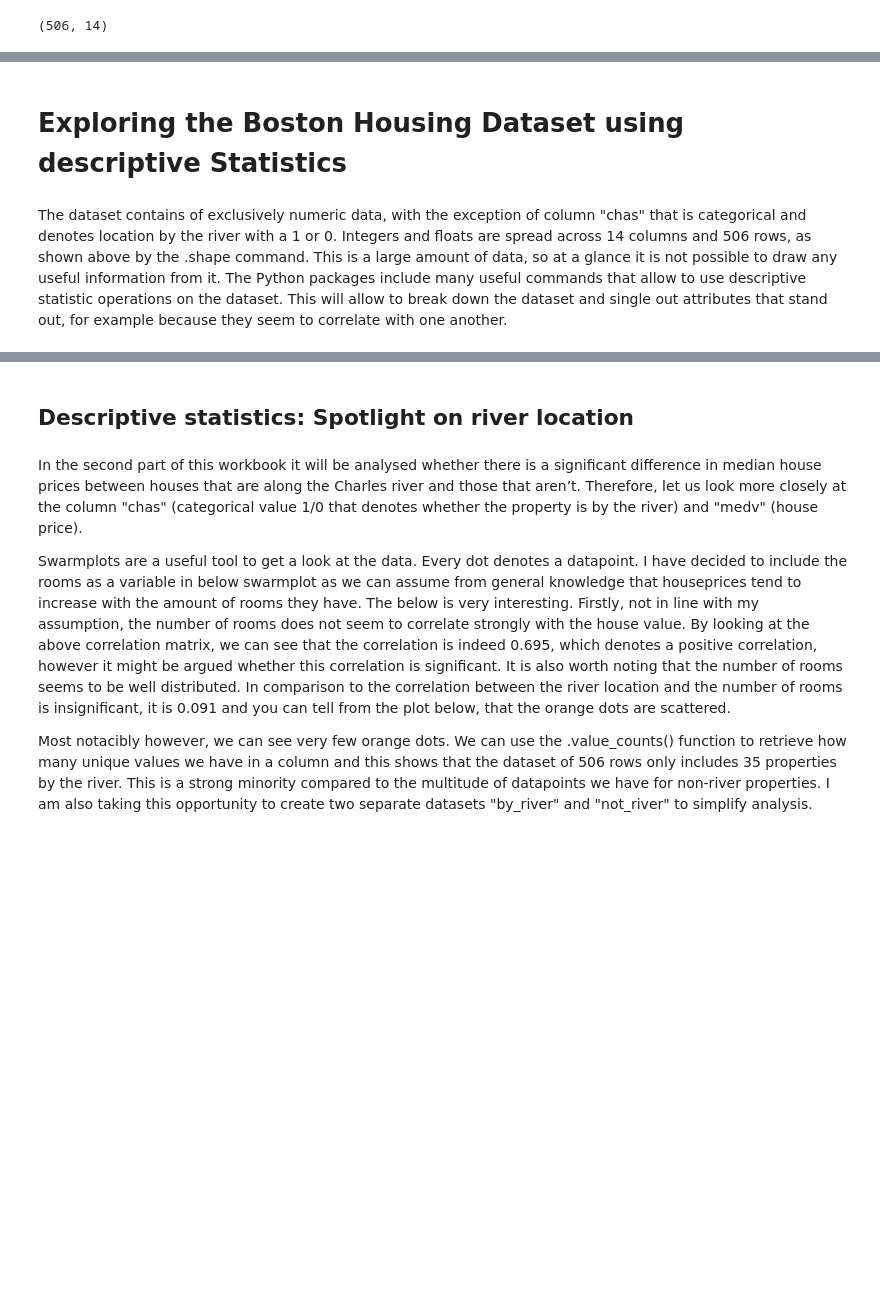
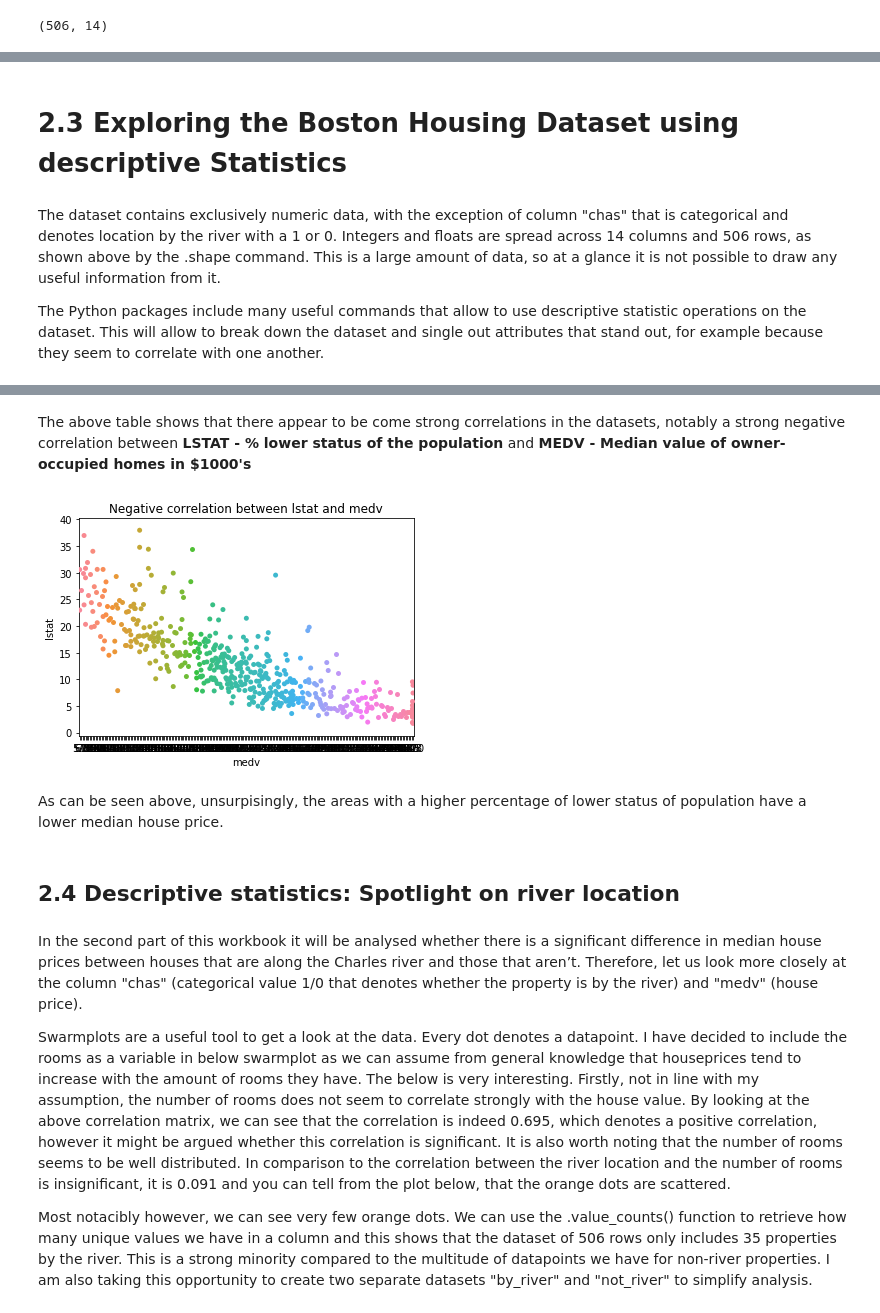
Before and after one commit to Sarahkel/machine-learning-assessment, a Jupyter notebook: Boston House Prices - Machine learning and statistics assessments.ipynb, the cells around one changed output, grey strips where cells are left out. Drawn from its saved outputs; the diff is of its cells as text; code cells hidden in the pictures; blank space fills up the shorter version.

```diff
--- a/Boston House Prices - Machine learning and statistics assessments.ipynb
+++ b/Boston House Prices - Machine learning and statistics assessments.ipynb
@@ -111,7 +101,9 @@ I used the .shape command to show me how many rows and columns the dataset has -
 # %% [markdown]
-# Exploring the Boston Housing Dataset using descriptive Statistics
+# 2.3 Exploring the Boston Housing Dataset using descriptive Statistics
 # %% [markdown]
-The dataset contains of exclusively numeric data, with the exception of column "chas" that is categorical and denotes location by the river with a 1 or 0. Integers and floats are spread across 14 columns and 506 rows, as shown above by the .shape command. This is a large amount of data, so at a glance it is not possible to draw any useful information from it. The Python packages include many useful commands that allow to use descriptive statistic operations on the dataset. This will allow to break down the dataset and single out attributes that stand out, for example because they seem to correlate with one another.
+The dataset contains exclusively numeric data, with the exception of column "chas" that is categorical and denotes location by the river with a 1 or 0. Integers and floats are spread across 14 columns and 506 rows, as shown above by the .shape command. This is a large amount of data, so at a glance it is not possible to draw any useful information from it.
+
+The Python packages include many useful commands that allow to use descriptive statistic operations on the dataset. This will allow to break down the dataset and single out attributes that stand out, for example because they seem to correlate with one another.
 # %%
 boston_data.describe() #stats overview
 # %% [output]
@@ -142,8 +134,18 @@ boston_data.corr() # returns correlation between columns
 | b | -0.385064 | 0.175520 | -0.356977 | 0.048788 | -0.380051 | 0.128069 | -0.273534 | 0.291512 | -0.444413 | -0.441808 | -0.177383 | ... |
 | lstat | 0.455621 | -0.412995 | 0.603800 | -0.053929 | 0.590879 | -0.613808 | 0.602339 | -0.496996 | 0.488676 | 0.543993 | 0.374044 | ... |
 | medv | -0.388305 | 0.360445 | -0.483725 | 0.175260 | -0.427321 | 0.695360 | -0.376955 | 0.249929 | -0.381626 | -0.468536 | -0.507787 | ... |
+# %% [markdown]
+The above table shows that there appear to be come strong correlations in the datasets, notably a strong negative correlation between **LSTAT - % lower status of the population** and **MEDV - Median value of owner-occupied homes in $1000's**
+# %%
+sb.swarmplot(x='medv', y='lstat', data=boston_data)
+plt.title('Negative correlation between lstat and medv')
+plt.show()
+# %% [output]
+[figure, added]
+# %% [markdown]
+As can be seen above, unsurpisingly, the areas with a higher percentage of lower status of population have a lower median house price.
 # %% [markdown]
-## Descriptive statistics: Spotlight on river location
+## 2.4 Descriptive statistics: Spotlight on river location
 # %% [markdown]
 In the second part of this workbook it will be analysed whether there is a significant difference in median house prices between houses that are along the Charles river and those that aren’t. Therefore, let us look more closely at the column "chas" (categorical value 1/0 that denotes whether the property is by the river) and "medv" (house price).
 
```
Also changed, not shown: parts of 51 cells of this notebook.
